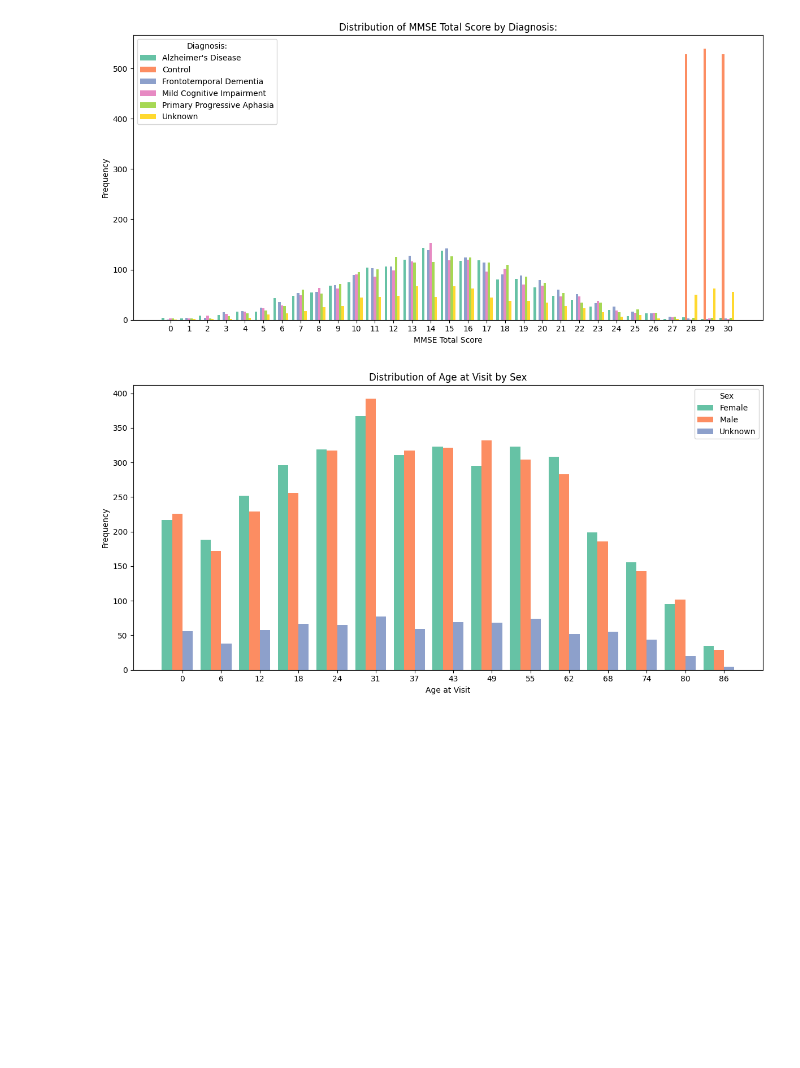
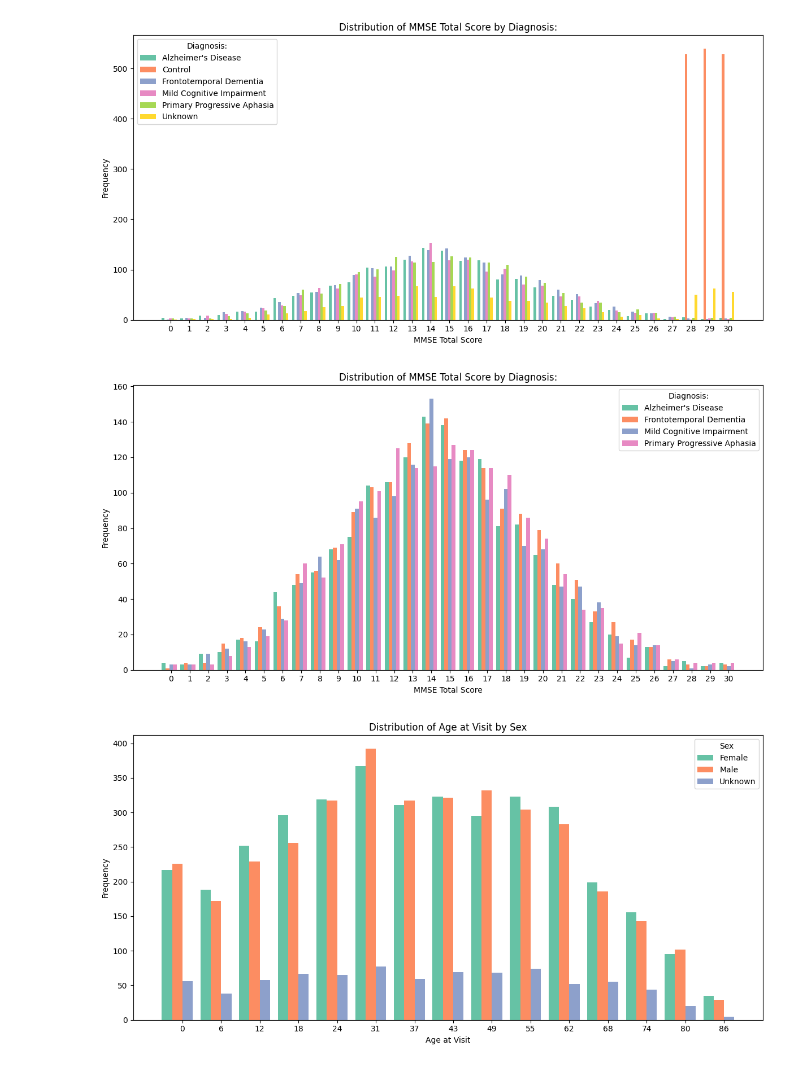
Before and after one commit to christopherseaman/datasci_217, a Jupyter notebook: 11/demo.ipynb, the cells around one changed output. Drawn from its saved outputs; the diff is of its cells as text; code cells hidden in the pictures; blank space fills up the shorter version.

```diff
--- a/11/demo.ipynb
+++ b/11/demo.ipynb
@@ -321,10 +321,8 @@ display(demographics_table)
 | 7 | Handedness (Left) | 30.0% (n=526) | 29.7% (n=525) | 30.8% (n=580) | 29.8% (n=531) | ... |
 | 8 | Handedness (Unknown) | 10.6% (n=187) | 10.0% (n=176) | 10.5% (n=197) | 9.3% (n=166) | ... |
 # %%
-import pandas as pd
-import numpy as np
-import matplotlib.pyplot as plt
-import seaborn as sns
+# Now to make the plot, we will go ahead and make a reusable plotting function also
+# so that we can use it for other comparisons in the future as well.
 
 def plot_continuous_variable_by_group(df, metadata, continuous_var, group_var, bins=None):
     """
@@ -381,7 +379,7 @@ def plot_continuous_variable_by_group(df, metadata, continuous_var, group_var, b
 
     # Create a pivot table to get counts per bin per group
     df['bin'] = pd.cut(df[continuous_var], bins=bins, right=False, include_lowest=True)
-    pivot_table = df.pivot_table(index='bin', columns=group_var, values=continuous_var, aggfunc='count', fill_value=0)
+    pivot_table = df.pivot_table(index='bin', columns=group_var, values=continuous_var, aggfunc='count', fill_value=0, observed=False)
 
     # Prepare data for plotting
     bin_labels = [f"{int(interval.left)}" for interval in pivot_table.index]
@@ -418,6 +416,15 @@ def plot_continuous_variable_by_group(df, metadata, continuous_var, group_var, b
 plot_continuous_variable_by_group(df, metadata, continuous_var='mmse_tot', group_var='diagnosis')
 # %% [output]
 [figure]
+# %%
+# Clearly the controls have higher MMSE scores (by definition) than the dementia cases,
+# so let's rerun the graph on a subset without the controls or "unknown" diagnoses for clarity:
+df_trim = df_redcap[(df_redcap['diagnosis'] != '5') & (df_redcap['diagnosis'] != '')]
+
+# Plot the MMSE scores by Diagnoses
+plot_continuous_variable_by_group(df_trim, metadata, continuous_var='mmse_tot', group_var='diagnosis')
+# %% [output]
+[figure, added]
 # %%
 # Since we made a reusable function, we can also use it to plot other continuous variables by group.
 # Plot Age by Sex
```
